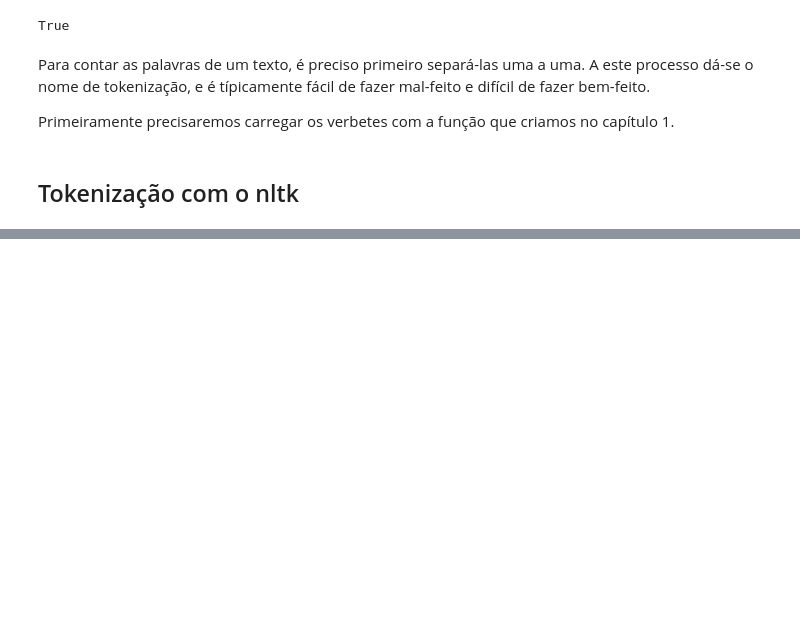
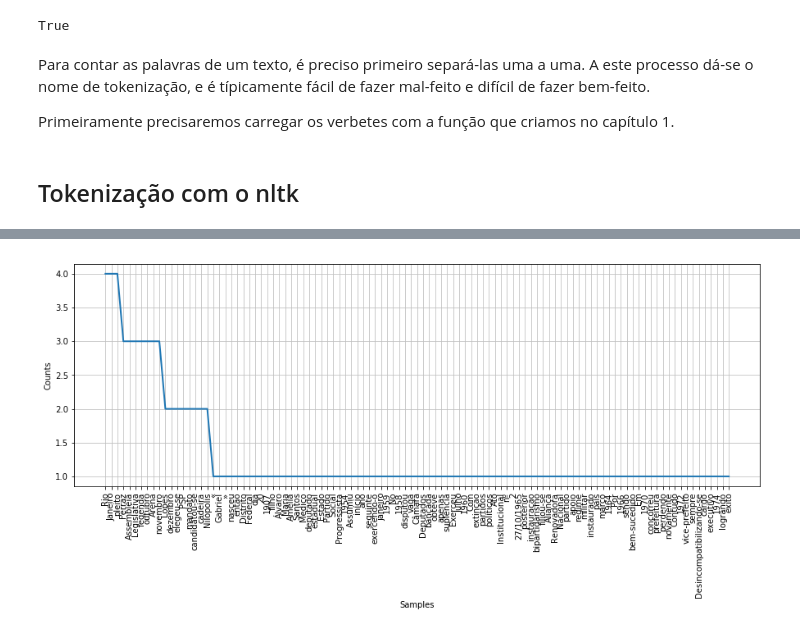
Before and after one commit to fccoelho/text-mining-cientistas-sociais, a Jupyter notebook: Capitulo_2.ipynb, the cells around one changed output, grey strips where cells are left out. Cells and saved outputs as stored; diff of their text form; code cells hidden in the pictures; blank space fills up the shorter version.

```diff
--- a/Capitulo_2.ipynb
+++ b/Capitulo_2.ipynb
@@ -86,0 +109,6 @@ palavras[:10]
+# %%
+figure(figsize=(15,5))
+fd = nltk.FreqDist([p for p in palavras if p not in sw+list(punctuation)])
+fd.plot();
+# %% [output]
+[figure, added]
```
Also changed, not shown: parts of 17 cells of this notebook, 3 other files.
